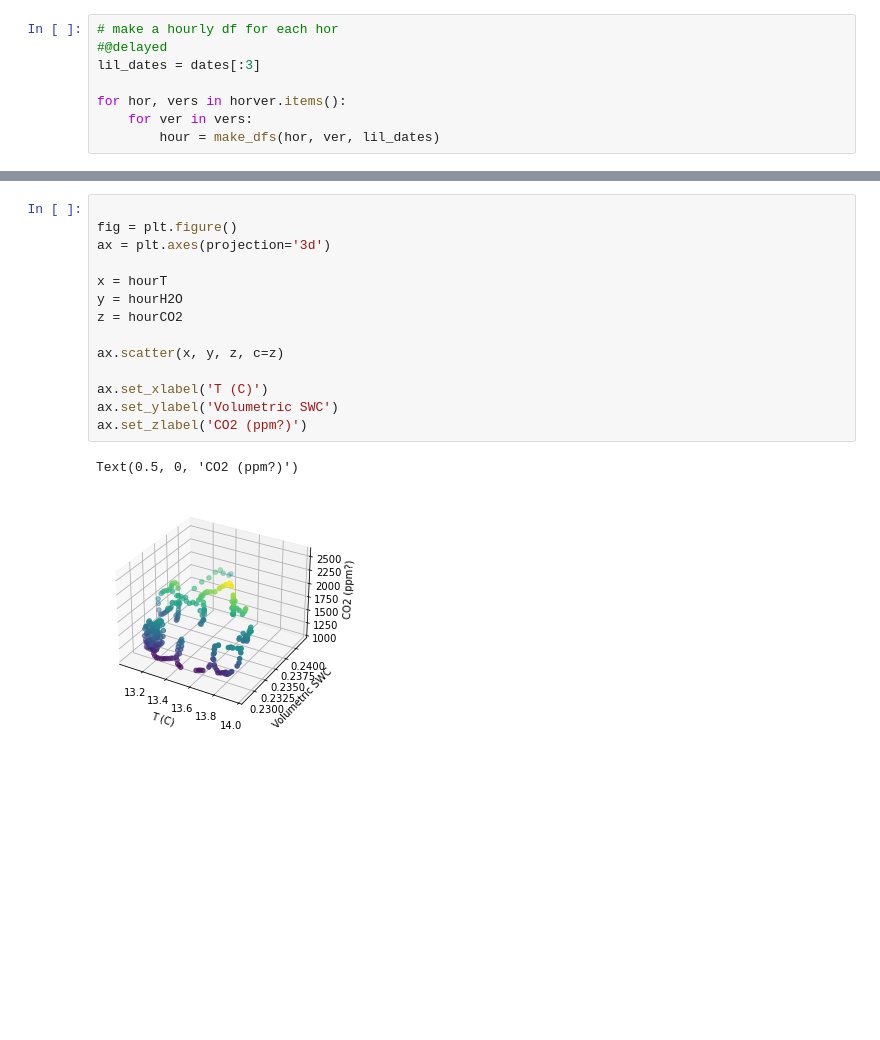
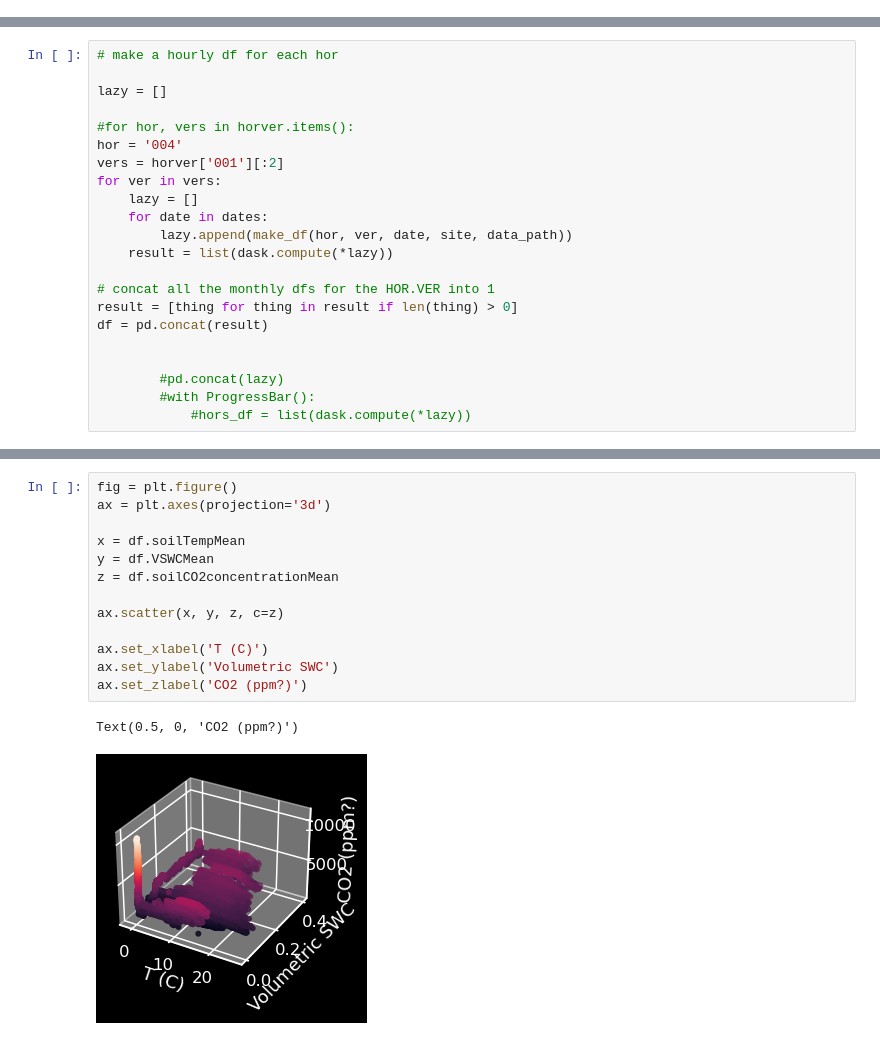
Before and after one commit to kulpojke/CO2xSWV, a Jupyter notebook: CO2xSWV.ipynb, the cells around one changed output, grey strips where cells are left out. Cells and saved outputs as stored; diff of their text form; blank space fills up the shorter version.

Commit message:
make_df is now a functional. returns a delayed df.  It had been moved from the ipynb to the py file

```diff
--- a/CO2xSWV.ipynb
+++ b/CO2xSWV.ipynb
@@ -172,8 +86,0 @@ def make_dfs(hor, ver, dates):
-# %%
-# make a hourly df for each hor
-#@delayed
-lil_dates = dates[:3]
-
-for hor, vers in horver.items():
-    for ver in vers:
-        hour = make_dfs(hor, ver, lil_dates)
@@ -192,3 +87,25 @@ df = pd.read_csv(bones, parse_dates=True, index_col='startDateTime')
+# %%
+# make a hourly df for each hor
+
+lazy = []
+
+#for hor, vers in horver.items():
+hor = '004'
+vers = horver['001'][:2]
+for ver in vers:
+    lazy = []
+    for date in dates:
+        lazy.append(make_df(hor, ver, date, site, data_path))
+    result = list(dask.compute(*lazy))
+
+# concat all the monthly dfs for the HOR.VER into 1
+result = [thing for thing in result if len(thing) > 0]
+df = pd.concat(result)
+
+
+        #pd.concat(lazy)
+        #with ProgressBar():
+            #hors_df = list(dask.compute(*lazy))
 # %%
 list(df.columns)
 # %% [output]
@@ -317,17 +147,16 @@ fig.autofmt_xdate(rotation=45)
 # %%
-
 fig = plt.figure()
 ax = plt.axes(projection='3d')
 
-x = hourT
-y = hourH2O
-z = hourCO2
+x = df.soilTempMean
+y = df.VSWCMean
+z = df.soilCO2concentrationMean
 
 ax.scatter(x, y, z, c=z)
 
 ax.set_xlabel('T (C)')
 ax.set_ylabel('Volumetric SWC')
 ax.set_zlabel('CO2 (ppm?)')
 # %% [output]
 Text(0.5, 0, 'CO2 (ppm?)')
-[figure, old version]
+[figure, new version]
```
Also changed, not shown: parts of 22 cells of this notebook, 1 other file.
